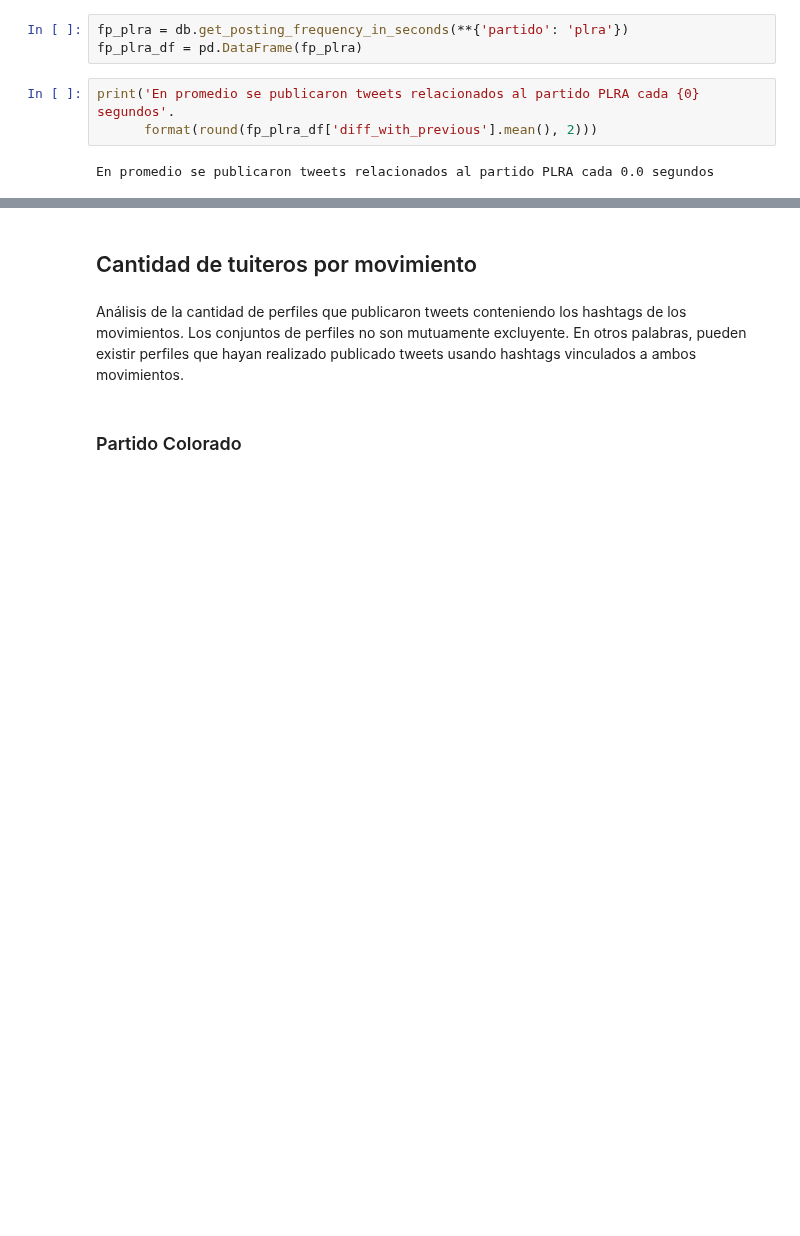
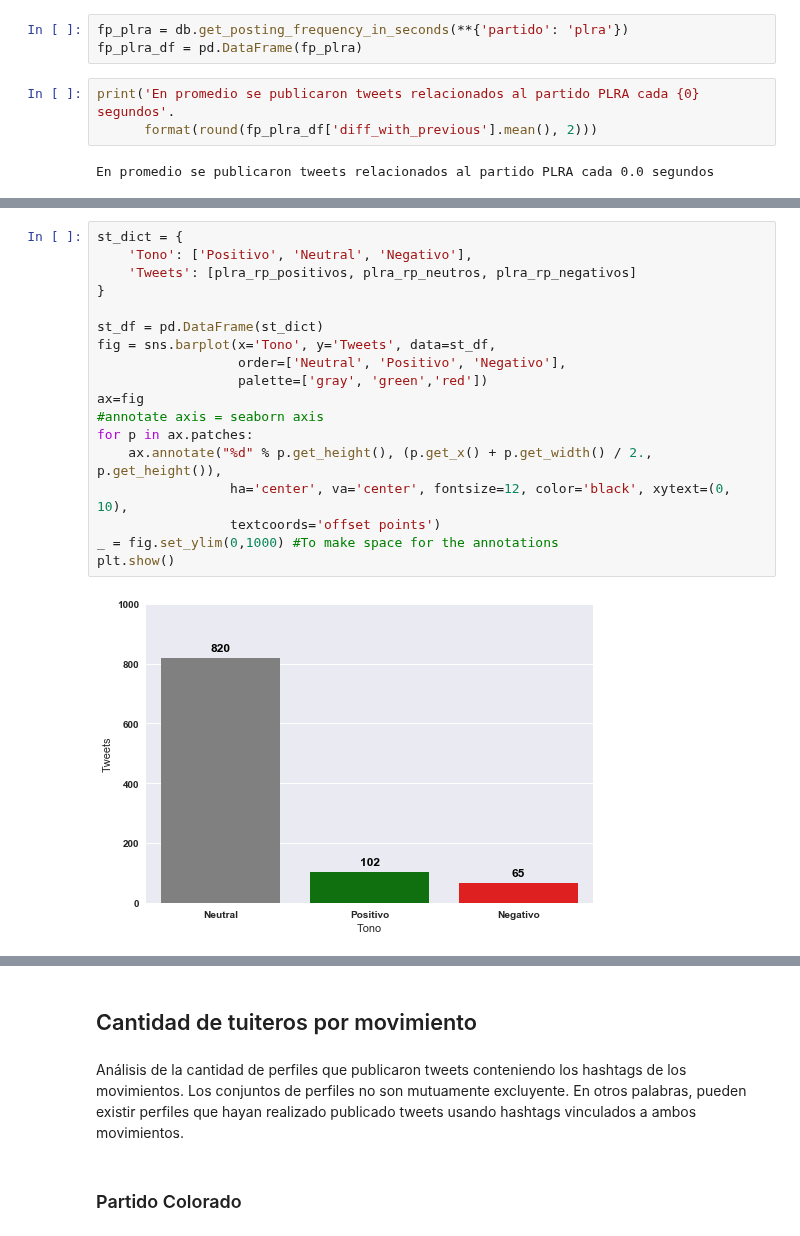
Before and after one commit to ParticipaPY/politic-bots, a Jupyter notebook: reports/notebooks/bots_politicos_generales_2018.ipynb, the cells around one changed output, grey strips where cells are left out. Drawn from its saved outputs; the diff is of its cells as text; blank space fills up the shorter version.

```diff
--- a/reports/notebooks/bots_politicos_generales_2018.ipynb
+++ b/reports/notebooks/bots_politicos_generales_2018.ipynb
@@ -612,0 +1616,20 @@ En promedio se publicaron tweets relacionados al partido PLRA cada 0.0 segundos
+# %%
+st_dict = {
+    'Tono': ['Positivo', 'Neutral', 'Negativo'],
+    'Tweets': [plra_rp_positivos, plra_rp_neutros, plra_rp_negativos]
+}
+
+st_df = pd.DataFrame(st_dict)
+fig = sns.barplot(x='Tono', y='Tweets', data=st_df,
+                  order=['Neutral', 'Positivo', 'Negativo'],
+                  palette=['gray', 'green','red'])
+ax=fig
+#annotate axis = seaborn axis
+for p in ax.patches:
+    ax.annotate("%d" % p.get_height(), (p.get_x() + p.get_width() / 2., p.get_height()),
+                 ha='center', va='center', fontsize=12, color='black', xytext=(0, 10),
+                 textcoords='offset points')
+_ = fig.set_ylim(0,1000) #To make space for the annotations
+plt.show()
+# %% [output]
+[figure, added]
```
Also changed, not shown: parts of 38 cells of this notebook.
